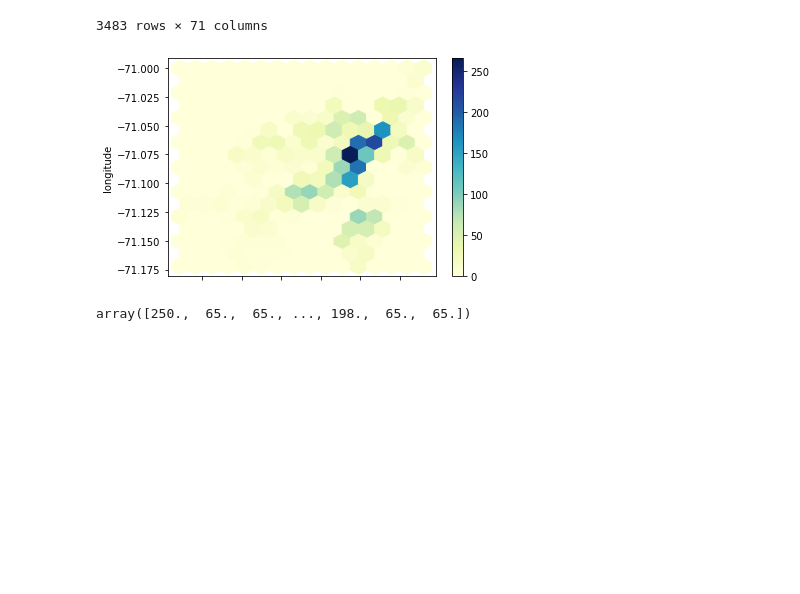
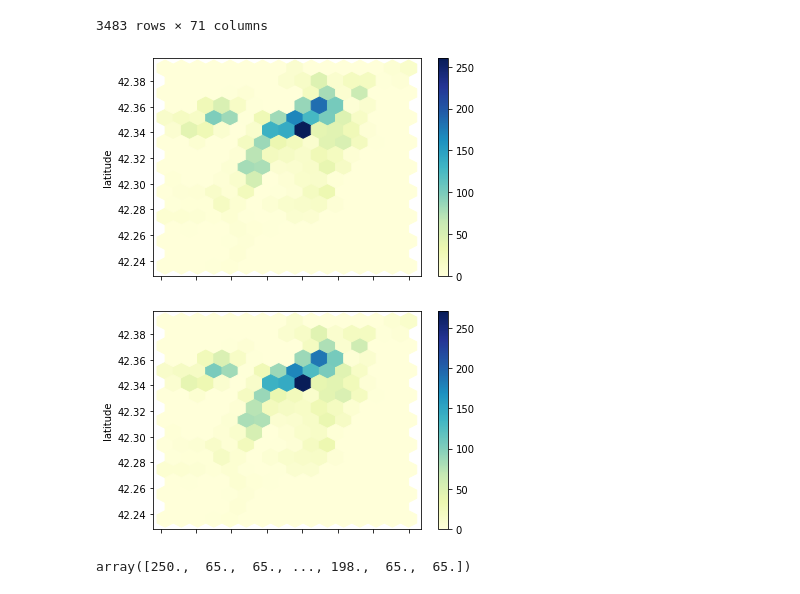
Before and after one commit to TinoRiebe/airbnb, a Jupyter notebook: airbnb.ipynb, the cells around one changed output. Cells and saved outputs as stored; diff of their text form; code cells hidden in the pictures; blank space fills up the shorter version.

```diff
--- a/airbnb.ipynb
+++ b/airbnb.ipynb
@@ -36,6 +66,12 @@ from tensorflow.keras.initializers import *
 # %%
 def load_data():
+    '''
+    INPUT:
+    none
 
+    OUTPUT:
+    listings - a dataframe of the listings, then available
+    '''
     listings=None
 
     try:
@@ -496,9 +525,14 @@ data
 | 3583 | 42.385226 | -71.080923 | 2 | 1.0 | 1.0 | 1.0 | 90.0 | ... |
 | 3584 | 42.387888 | -71.080654 | 2 | 1.0 | 1.0 | 1.0 | 0.0 | ... |
 3483 rows × 71 columns
-# %%
-data.plot.hexbin(x='latitude', y='longitude', gridsize=15,cmap="YlGnBu")
-plt.show();
-# %% [output]
-[figure, removed]
+# %%
+# a short visuell test between origin data and prepared data
+data.plot.hexbin(x='longitude', y='latitude', gridsize=15,cmap="YlGnBu")
+plt.show();
+
+df.plot.hexbin(x='longitude', y='latitude', gridsize=15,cmap="YlGnBu")
+plt.show;
+# %% [output]
+[figure, added]
+[figure, added]
 # %%
```
Also changed, not shown: parts of 62 cells of this notebook.
